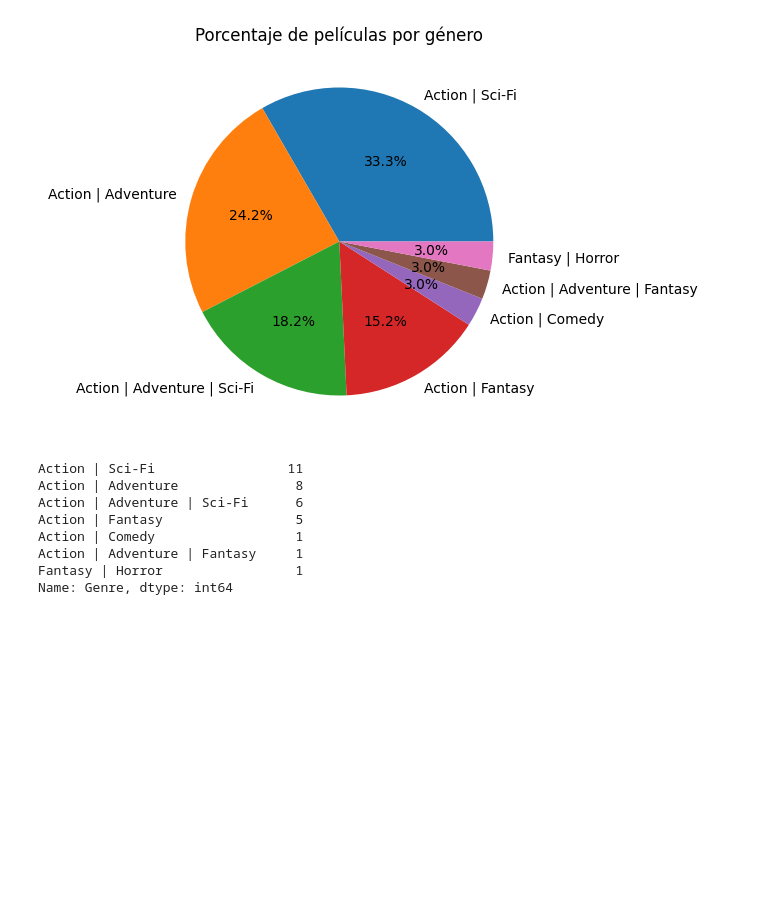
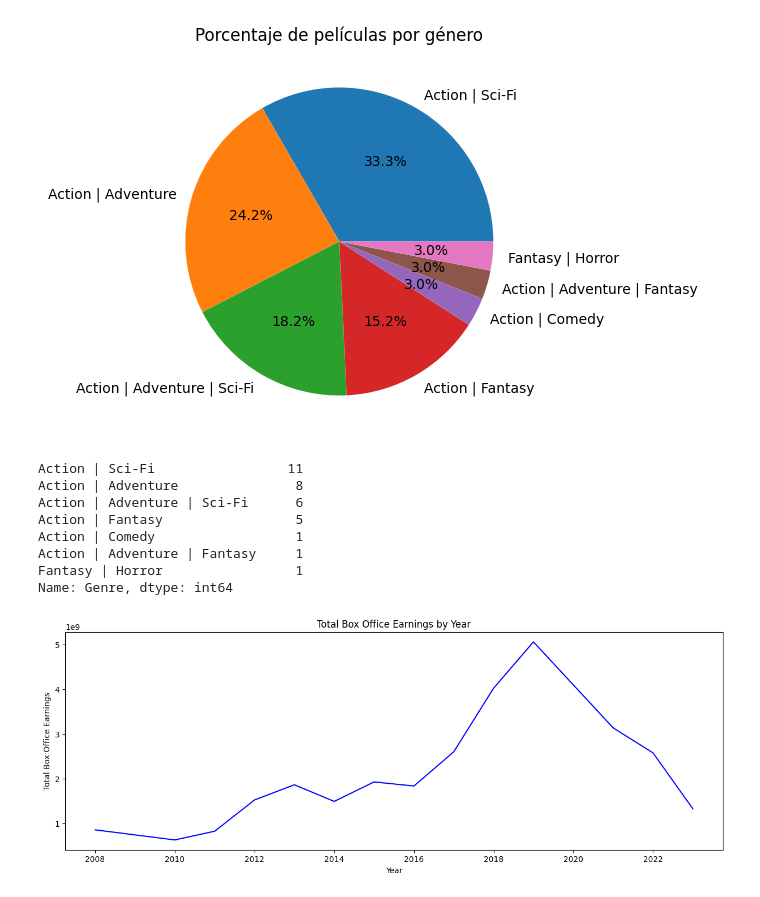
Before and after one commit to AustroPa/T.SopInfor_Incutti-Fernandez, a Jupyter notebook: Ejercicio2.ipynb, the cells around one changed output. Drawn from its saved outputs; the diff is of its cells as text; code cells hidden in the pictures; blank space fills up the shorter version.

```diff
--- a/Ejercicio2.ipynb
+++ b/Ejercicio2.ipynb
@@ -99,3 +108,28 @@ Action | Comedy                  1
 Action | Adventure | Fantasy     1
 Fantasy | Horror                 1
 Name: Genre, dtype: int64
+# %%
+# prompt: genera un grafico de linea con el eje x sea el año de estreno y el eje y sea el total ganado ese año osea Total Box Office Earnings
+import matplotlib.pyplot as plt1
+csv['Release Date (USA)'] = pd.to_datetime(csv['Release Date (USA)'])
+csv['Year'] = csv['Release Date (USA)'].dt.year
+
+
+# Group the data by year and sum the 'Total Box Office Earnings' column
+csv['Total Box Office Earnings'] = csv['Total Box Office Earnings'].astype(int)
+yearly_earnings = csv.groupby('Year')['Total Box Office Earnings'].sum()
+
+# Create a line plot of the yearly earnings
+plt1.figure(figsize=(15, 5))
+yearly_earnings.plot(color = "blue", label= "Grafico 2")
+
+plt1.xlabel('Year')
+plt1.ylabel('Total Box Office Earnings')
+plt1.title('Total Box Office Earnings by Year')
+
+
+plt1.show()
+
+#En conclusion podemos decir que el año con mas ingresos tubo Marvel fue el año 2019
+# %% [output]
+[figure, added]
```
Also changed, not shown: parts of 3 cells of this notebook.
